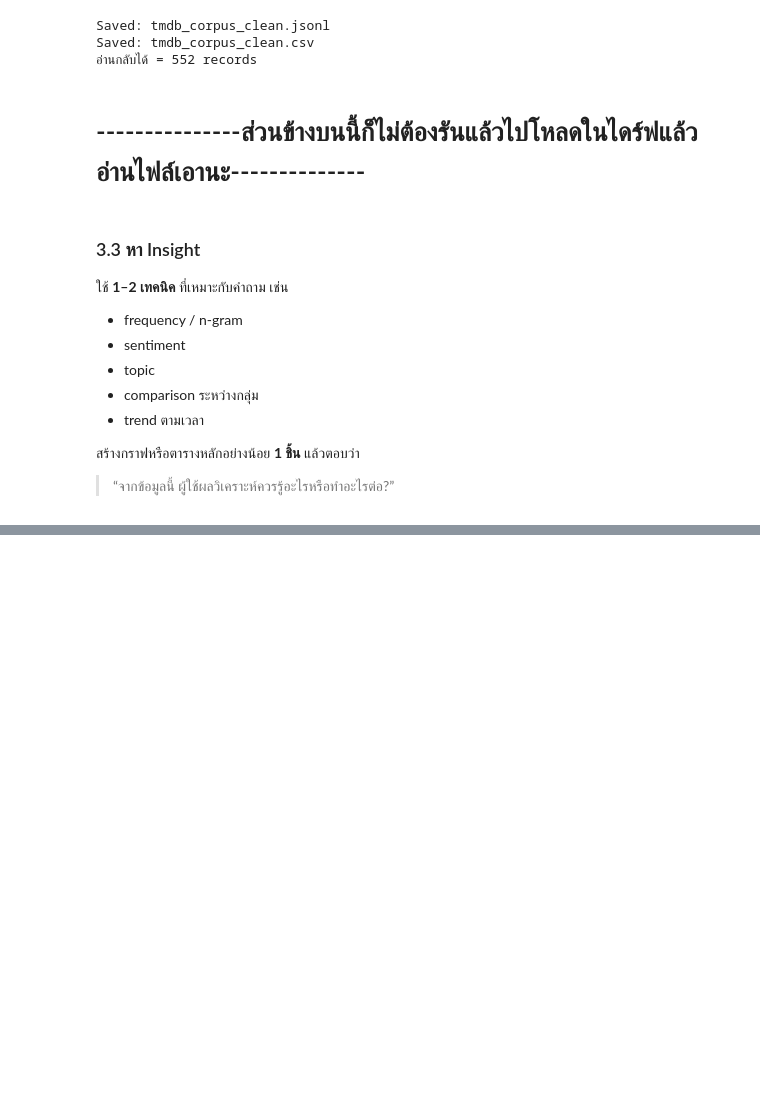
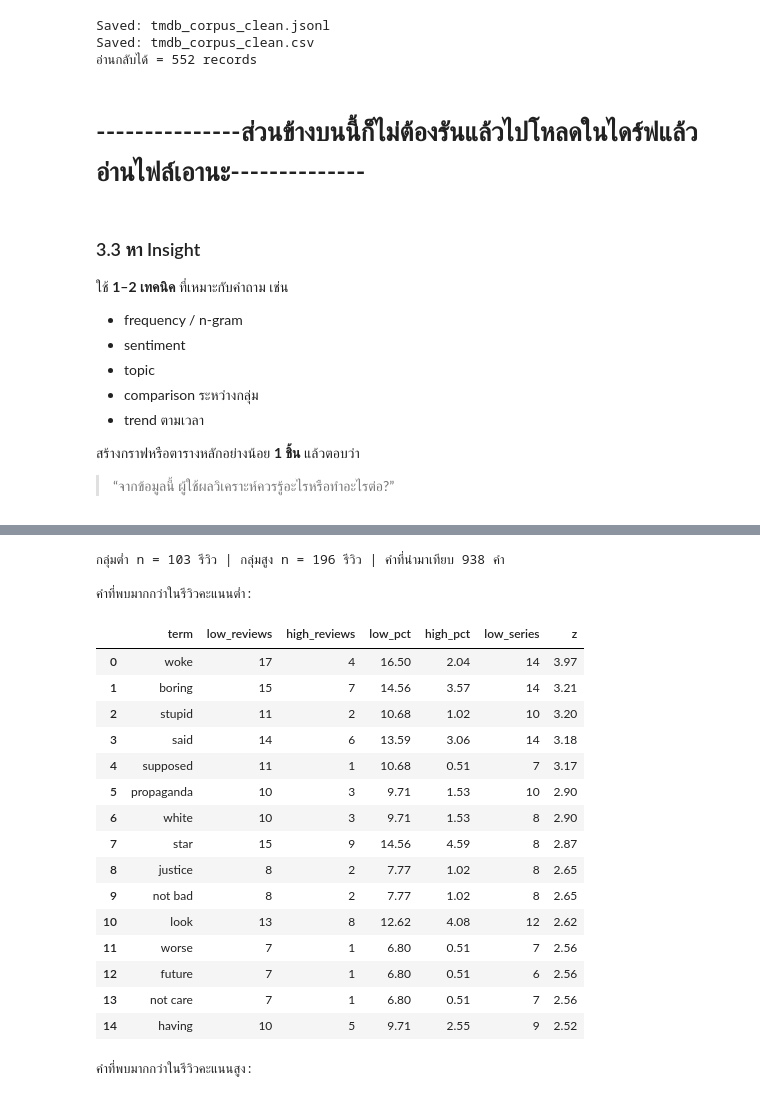
Before and after one commit to Thanaphon-673020253-2/project_bigdata, a Jupyter notebook: PART3_FINAL.ipynb, the cells around one changed output, grey strips where cells are left out. Cells and saved outputs as stored; diff of their text form; code cells hidden in the pictures; blank space fills up the shorter version.

```diff
--- a/PART3_FINAL.ipynb
+++ b/PART3_FINAL.ipynb
@@ -1362,0 +601,73 @@ TOPIC 3: Acting & Pacing
+# %%
+def contrast(d, low_max=LOW_MAX, high_min=HIGH_MIN, min_docs=MIN_DOCS):
+    d = d[(d["user_rating"] <= low_max) | (d["user_rating"] >= high_min)].reset_index(drop=True)
+    y = (d["user_rating"] <= low_max).values                       # True = กลุ่มต่ำ
+
+    cv = CountVectorizer(binary=True, lowercase=False, min_df=min_docs, token_pattern=r"[a-z_]{3,}")
+    X = cv.fit_transform(d["clean"]).tocsr()
+    terms = cv.get_feature_names_out()
+
+    codes = pd.factorize(d["doc_id"])[0]                           # รหัสซีรีส์ของแต่ละรีวิว
+    S = csr_matrix((np.ones(len(d)), (codes, np.arange(len(d)))), shape=(codes.max() + 1, len(d)))
+
+    def group_stats(mask):
+        idx = np.where(mask)[0]
+        Xg, Sg = X[idx], S[:, idx]
+        docs = np.asarray(Xg.sum(axis=0)).ravel()                  # จำนวนรีวิวที่มีคำนี้
+        per_series = (Sg @ Xg).toarray()                           # ซีรีส์ x คำ
+        n_series = (per_series > 0).sum(axis=0)                    # จำนวนซีรีส์ที่ต่างกัน
+        top_share = per_series.max(axis=0) / np.maximum(docs, 1)   # สัดส่วนที่มาจากซีรีส์เดียว
+        return docs, n_series, top_share
+
+    a, sa, ta = group_stats(y)
+    b, sb, tb = group_stats(~y)
+    nl, nh = int(y.sum()), int((~y).sum())
+    lor = np.log((a + .5) / (nl - a + .5)) - np.log((b + .5) / (nh - b + .5))
+    se = np.sqrt(1 / (a + .5) + 1 / (nl - a + .5) + 1 / (b + .5) + 1 / (nh - b + .5))
+
+    out = pd.DataFrame({
+        "term": [("not " + t[4:]) if t.startswith("neg_") else t for t in terms],
+        "low_reviews": a, "high_reviews": b,
+        "low_pct": a / nl * 100, "high_pct": b / nh * 100,
+        "low_series": sa, "high_series": sb,
+        "low_top_series_%": ta * 100, "high_top_series_%": tb * 100,
+        "z": lor / se,
+    })
+    return out, nl, nh
+
+def pick_terms(res, side, k=15, min_docs=MIN_DOCS, min_series=MIN_SERIES):
+    if side == "low":
+        r = res[(res["low_reviews"] >= min_docs) & (res["low_series"] >= min_series) & (res["z"] > 0)]
+        return r.sort_values("z", ascending=False).head(k)
+    r = res[(res["high_reviews"] >= min_docs) & (res["high_series"] >= min_series) & (res["z"] < 0)]
+    return r.sort_values("z").head(k)
+
+res, n_low, n_high = contrast(df)
+low_terms, high_terms = pick_terms(res, "low"), pick_terms(res, "high")
+
+print(f"กลุ่มต่ำ n = {n_low} รีวิว | กลุ่มสูง n = {n_high} รีวิว | คำที่นำมาเทียบ {len(res)} คำ")
+cols = ["term", "low_reviews", "high_reviews", "low_pct", "high_pct", "low_series", "z"]
+print("\nคำที่พบมากกว่าในรีวิวคะแนนต่ำ:");  display(low_terms[cols].round(2).reset_index(drop=True))
+cols_h = ["term", "high_reviews", "low_reviews", "high_pct", "low_pct", "high_series", "z"]
+print("คำที่พบมากกว่าในรีวิวคะแนนสูง:");   display(high_terms[cols_h].round(2).reset_index(drop=True))
+# %% [output]
+กลุ่มต่ำ n = 103 รีวิว | กลุ่มสูง n = 196 รีวิว | คำที่นำมาเทียบ 938 คำ
+
+คำที่พบมากกว่าในรีวิวคะแนนต่ำ:
+|  | term | low_reviews | high_reviews | low_pct | high_pct | low_series | z |
+| 0 | woke | 17 | 4 | 16.50 | 2.04 | 14 | 3.97 |
+| 1 | boring | 15 | 7 | 14.56 | 3.57 | 14 | 3.21 |
+| 2 | stupid | 11 | 2 | 10.68 | 1.02 | 10 | 3.20 |
+| 3 | said | 14 | 6 | 13.59 | 3.06 | 14 | 3.18 |
+| 4 | supposed | 11 | 1 | 10.68 | 0.51 | 7 | 3.17 |
+| 5 | propaganda | 10 | 3 | 9.71 | 1.53 | 10 | 2.90 |
+| 6 | white | 10 | 3 | 9.71 | 1.53 | 8 | 2.90 |
+| 7 | star | 15 | 9 | 14.56 | 4.59 | 8 | 2.87 |
+| 8 | justice | 8 | 2 | 7.77 | 1.02 | 8 | 2.65 |
+| 9 | not bad | 8 | 2 | 7.77 | 1.02 | 8 | 2.65 |
+| 10 | look | 13 | 8 | 12.62 | 4.08 | 12 | 2.62 |
+| 11 | worse | 7 | 1 | 6.80 | 0.51 | 7 | 2.56 |
+| 12 | future | 7 | 1 | 6.80 | 0.51 | 6 | 2.56 |
+| 13 | not care | 7 | 1 | 6.80 | 0.51 | 7 | 2.56 |
+| 14 | having | 10 | 5 | 9.71 | 2.55 | 9 | 2.52 |
+คำที่พบมากกว่าในรีวิวคะแนนสูง:
```
Also changed, not shown: parts of 9 cells of this notebook.
